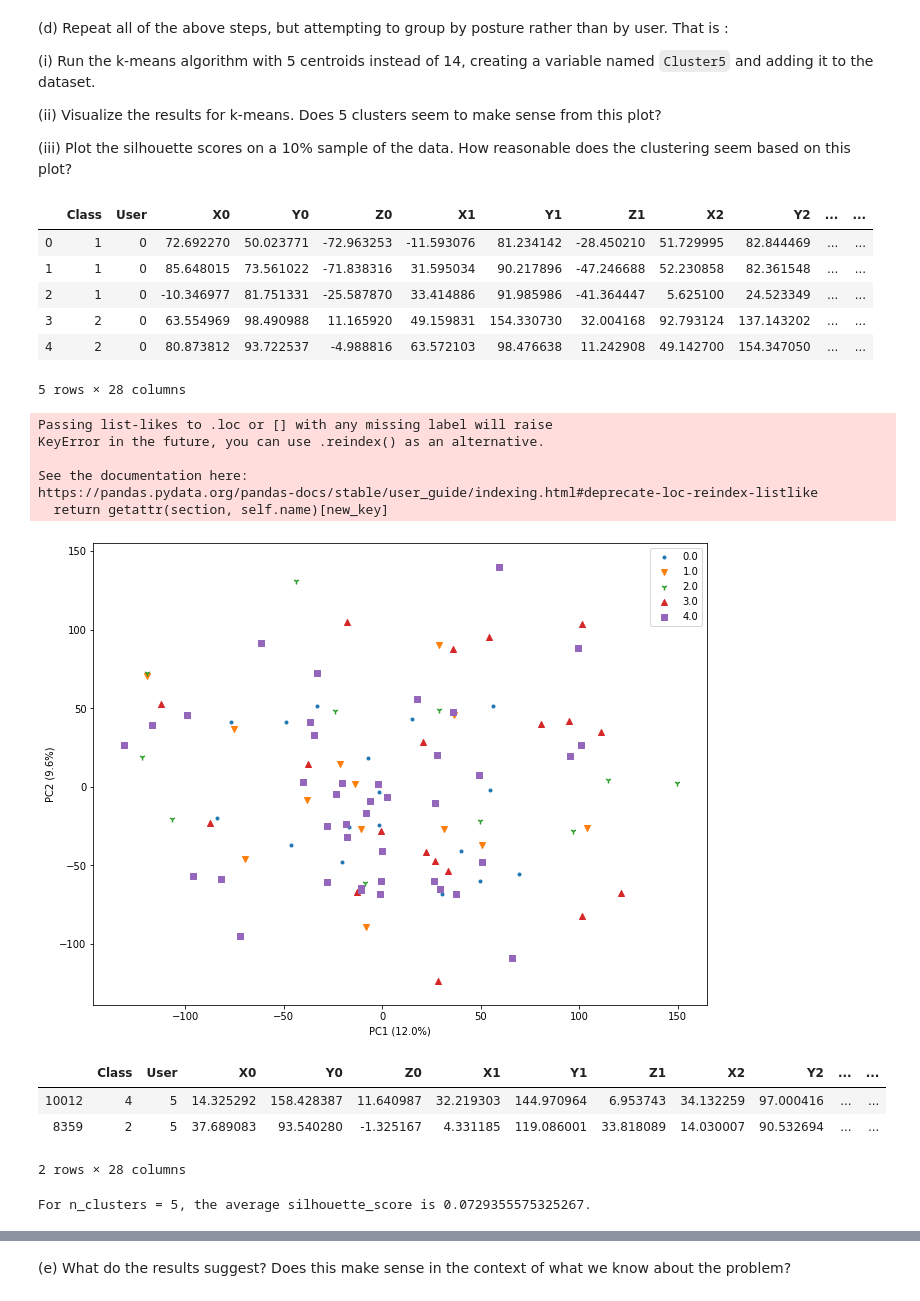
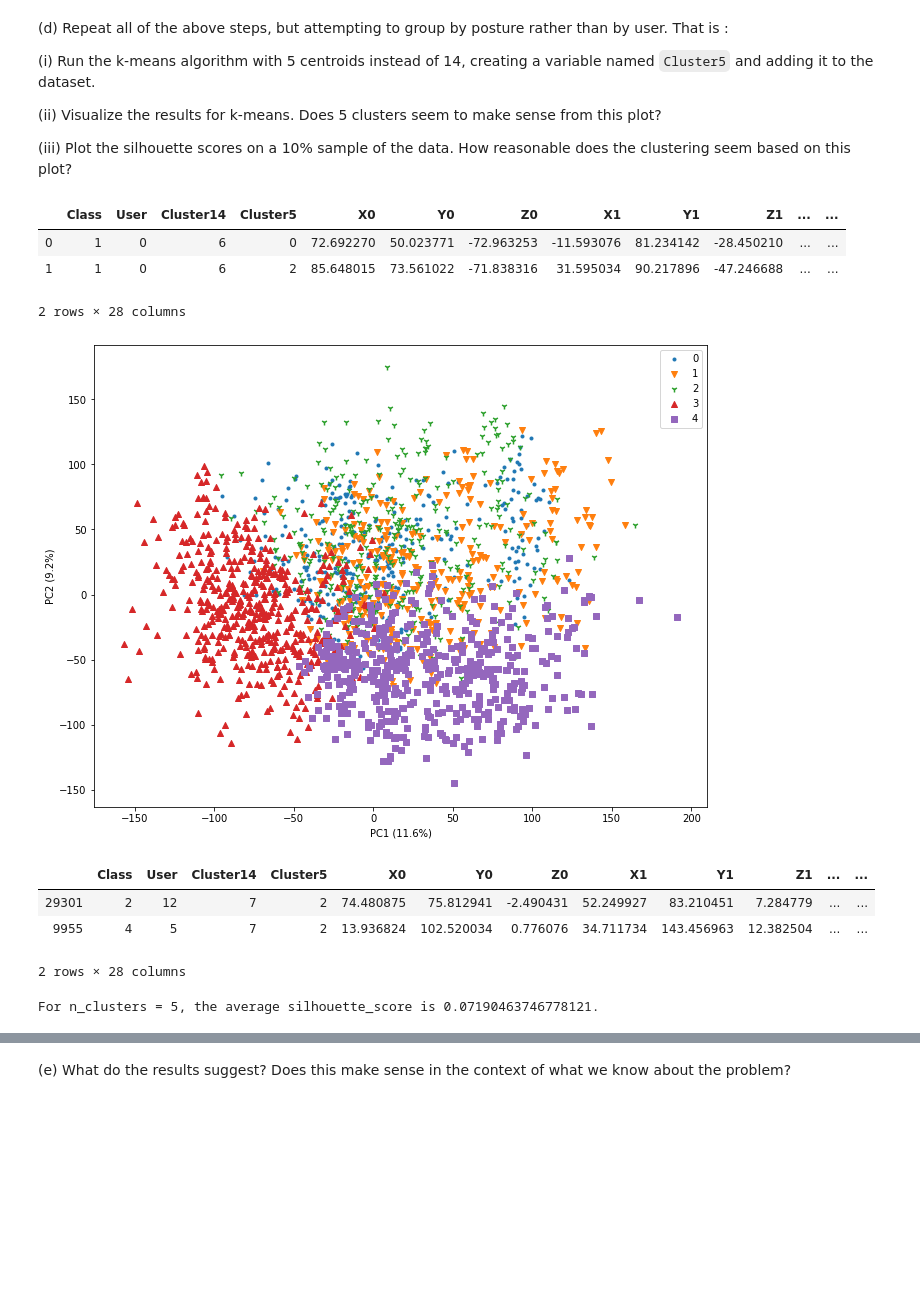
Before and after one commit to gurdeep101/2020-CS109B, a Jupyter notebook: content/homeworks/hw02/notebook/cs109b_hw2.ipynb, the cells around one changed output, grey strips where cells are left out. Saved outputs shown, nothing was run; the diff lists cells and outputs as text; code cells hidden in the pictures; blank space fills up the shorter version.

```diff
--- a/content/homeworks/hw02/notebook/cs109b_hw2.ipynb
+++ b/content/homeworks/hw02/notebook/cs109b_hw2.ipynb
@@ -133,6 +133,6 @@ handy.describe()
 handy_kmeans = KMeans(n_clusters = 14, init = 'random', n_init = 46, random_state = 109).fit(handy.drop(['Class', 'User'], axis = 1))
 # %%
 # add kmeans labels to original df
-handy['Cluster14'] = handy_kmeans.labels_
+handy.insert(2,'Cluster14', handy_kmeans.labels_)
 handy.head()
 # %% [output]
@@ -172,7 +172,7 @@ def plot_clusters(full_data, group_col, scaling_mode):
 
     # apply the PCA transform on the sample
     pca_sample = pd.DataFrame(fitted_pca.transform(scaled_sample), columns = ["PCA{}".format(i) for i in range(len(scaled_sample.columns.values))])
-
+    pca_sample.index = scaled_sample.index ### New statement
 
     # re-include a cluster label for the pca data
     if 'Cluster14' in full_data.columns.values:
@@ -324,36 +324,25 @@ For n_clusters = 14, the average silhouette_score is 0.06494142194175812.
 # %%
 # run kmeans
 handy_kmeans2 = KMeans(n_clusters = 5, init = 'random', n_init = 46, random_state = 109).fit(handy.drop(['Class', 'User', 'Cluster14'], axis = 1))
 
 # add kmeans labels to original df
-handy['Cluster5'] = handy_kmeans2.labels_
-display(handy.head())
+handy.insert(3,"Cluster5", handy_kmeans2.labels_)
+display(handy.head(n=2))
 
-handy_silplot1c = handy.sample(2000)
-
-plot_clusters(handy_silplot1c, handy_silplot1c.Cluster5, False)
+plot_clusters(handy, handy.Cluster5, False)
 
 handy_10pct_1c = handy.sample(frac = 0.1)
 display(handy_10pct_1c.head(n=2))
 
 silplot(handy_10pct_1c.drop(['Class', 'User', 'Cluster14', 'Cluster5'], axis = 1).values, handy_10pct_1c.Cluster5, handy_kmeans2, pointlabels=None)
 # %% [output]
-|  | Class | User | X0 | Y0 | Z0 | X1 | Y1 | Z1 | X2 | Y2 | ... | ... |
-| 0 | 1 | 0 | 72.692270 | 50.023771 | -72.963253 | -11.593076 | 81.234142 | -28.450210 | 51.729995 | 82.844469 | ... | ... |
-| 1 | 1 | 0 | 85.648015 | 73.561022 | -71.838316 | 31.595034 | 90.217896 | -47.246688 | 52.230858 | 82.361548 | ... | ... |
-| 2 | 1 | 0 | -10.346977 | 81.751331 | -25.587870 | 33.414886 | 91.985986 | -41.364447 | 5.625100 | 24.523349 | ... | ... |
-| 3 | 2 | 0 | 63.554969 | 98.490988 | 11.165920 | 49.159831 | 154.330730 | 32.004168 | 92.793124 | 137.143202 | ... | ... |
-| 4 | 2 | 0 | 80.873812 | 93.722537 | -4.988816 | 63.572103 | 98.476638 | 11.242908 | 49.142700 | 154.347050 | ... | ... |
+|  | Class | User | Cluster14 | Cluster5 | X0 | Y0 | Z0 | X1 | Y1 | Z1 | ... | ... |
+| 0 | 1 | 0 | 6 | 0 | 72.692270 | 50.023771 | -72.963253 | -11.593076 | 81.234142 | -28.450210 | ... | ... |
+| 1 | 1 | 0 | 6 | 2 | 85.648015 | 73.561022 | -71.838316 | 31.595034 | 90.217896 | -47.246688 | ... | ... |
-5 rows × 28 columns
+2 rows × 28 columns
-Passing list-likes to .loc or [] with any missing label will raise
-KeyError in the future, you can use .reindex() as an alternative.
-
-See the documentation here:
-https://pandas.pydata.org/pandas-docs/stable/user_guide/indexing.html#deprecate-loc-reindex-listlike
-  return getattr(section, self.name)[new_key]
-[figure, old version]
+[figure, new version]
-|  | Class | User | X0 | Y0 | Z0 | X1 | Y1 | Z1 | X2 | Y2 | ... | ... |
-| 10012 | 4 | 5 | 14.325292 | 158.428387 | 11.640987 | 32.219303 | 144.970964 | 6.953743 | 34.132259 | 97.000416 | ... | ... |
-| 8359 | 2 | 5 | 37.689083 | 93.540280 | -1.325167 | 4.331185 | 119.086001 | 33.818089 | 14.030007 | 90.532694 | ... | ... |
+|  | Class | User | Cluster14 | Cluster5 | X0 | Y0 | Z0 | X1 | Y1 | Z1 | ... | ... |
+| 29301 | 2 | 12 | 7 | 2 | 74.480875 | 75.812941 | -2.490431 | 52.249927 | 83.210451 | 7.284779 | ... | ... |
+| 9955 | 4 | 5 | 7 | 2 | 13.936824 | 102.520034 | 0.776076 | 34.711734 | 143.456963 | 12.382504 | ... | ... |
+2 rows × 28 columns
-2 rows × 28 columns
+For n_clusters = 5, the average silhouette_score is 0.07190463746778121.
-For n_clusters = 5, the average silhouette_score is 0.0729355575325267.
```
Also changed, not shown: parts of 20 cells of this notebook.
